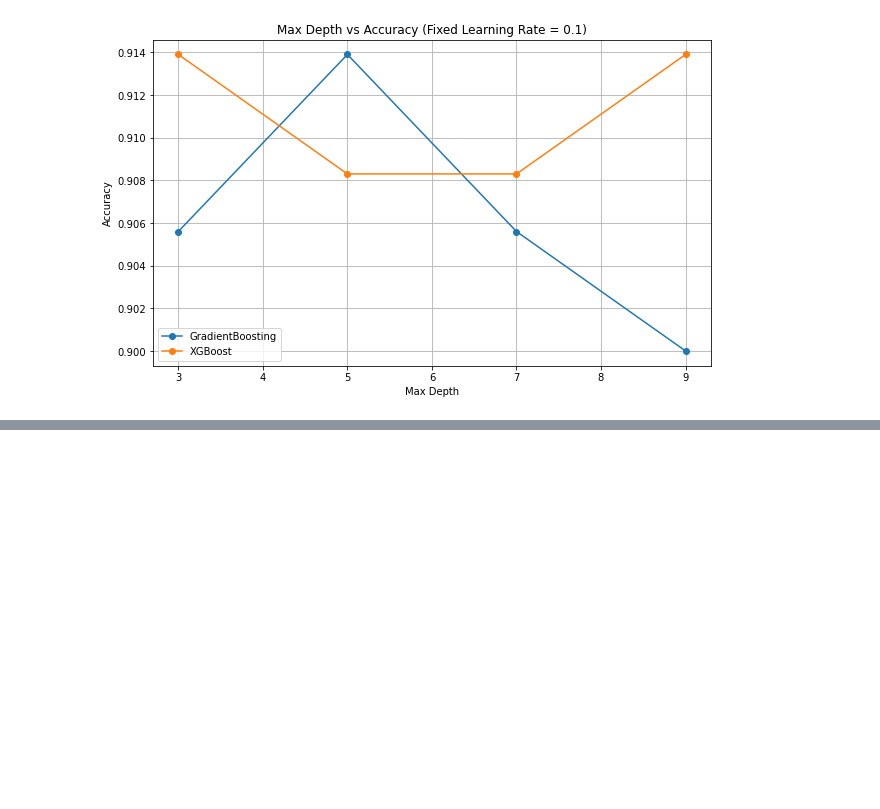
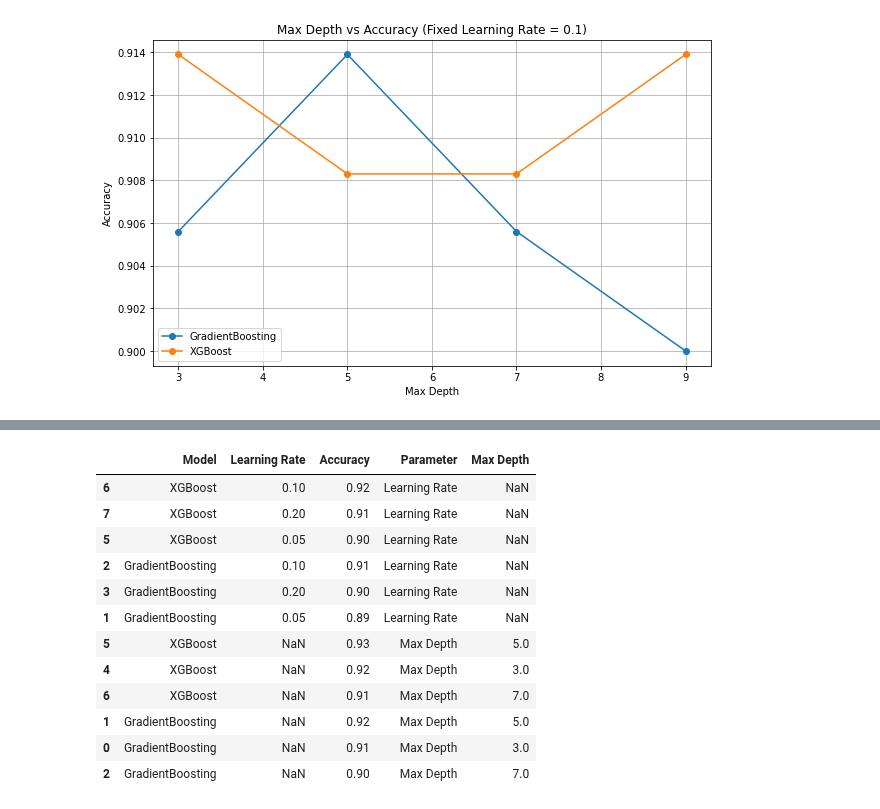
Before and after one commit to Abuynits/cs573_final_proj, a Jupyter notebook: Gradient Boosting/GB (Updated).ipynb, the cells around one changed output, grey strips where cells are left out. Saved outputs shown, nothing was run; the diff lists cells and outputs as text; code cells hidden in the pictures; blank space fills up the shorter version.

```diff
--- a/Gradient Boosting/GB (Updated).ipynb
+++ b/Gradient Boosting/GB (Updated).ipynb
@@ -346,0 +462,32 @@ XGBoost - Max Depth: 9, Learning Rate: 0.1, Accuracy: 0.9139
+# %%
+# Top 3 combinations for each model (XGBoost and GradientBoosting) based on learning rate
+top_lr_xgb = results_lr_df[results_lr_df["Model"] == "XGBoost"].nlargest(3, "Accuracy")
+top_lr_gb = results_lr_df[results_lr_df["Model"] == "GradientBoosting"].nlargest(3, "Accuracy")
+
+# Top 3 combinations for each model (XGBoost and GradientBoosting) based on max depth
+top_md_xgb = results_md_df[results_md_df["Model"] == "XGBoost"].nlargest(3, "Accuracy")
+top_md_gb = results_md_df[results_md_df["Model"] == "GradientBoosting"].nlargest(3, "Accuracy")
+
+# Combine the results
+top_combinations = pd.concat([
+    top_lr_xgb.assign(Parameter="Learning Rate"),
+    top_lr_gb.assign(Parameter="Learning Rate"),
+    top_md_xgb.assign(Parameter="Max Depth"),
+    top_md_gb.assign(Parameter="Max Depth")
+])
+# %%
+top_combinations
+# %% [output]
+|  | Model | Learning Rate | Accuracy | Parameter | Max Depth |
+| 6 | XGBoost | 0.10 | 0.92 | Learning Rate | NaN |
+| 7 | XGBoost | 0.20 | 0.91 | Learning Rate | NaN |
+| 5 | XGBoost | 0.05 | 0.90 | Learning Rate | NaN |
+| 2 | GradientBoosting | 0.10 | 0.91 | Learning Rate | NaN |
+| 3 | GradientBoosting | 0.20 | 0.90 | Learning Rate | NaN |
+| 1 | GradientBoosting | 0.05 | 0.89 | Learning Rate | NaN |
+| 5 | XGBoost | NaN | 0.93 | Max Depth | 5.0 |
+| 4 | XGBoost | NaN | 0.92 | Max Depth | 3.0 |
+| 6 | XGBoost | NaN | 0.91 | Max Depth | 7.0 |
+| 1 | GradientBoosting | NaN | 0.92 | Max Depth | 5.0 |
+| 0 | GradientBoosting | NaN | 0.91 | Max Depth | 3.0 |
+| 2 | GradientBoosting | NaN | 0.90 | Max Depth | 7.0 |
```
Also changed, not shown: parts of 7 cells of this notebook, 2 other files.
